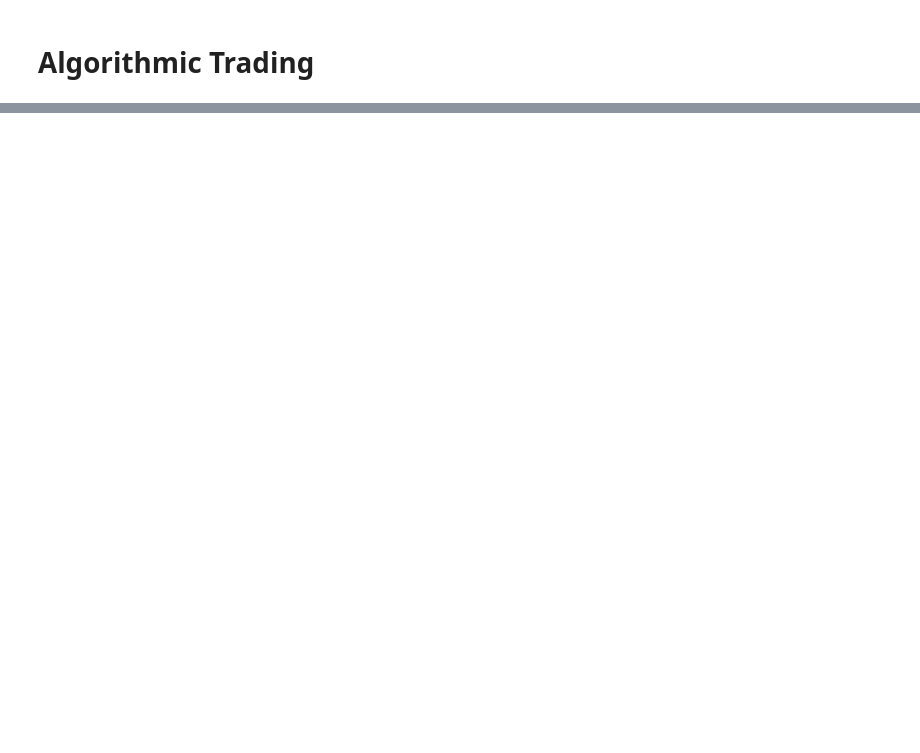
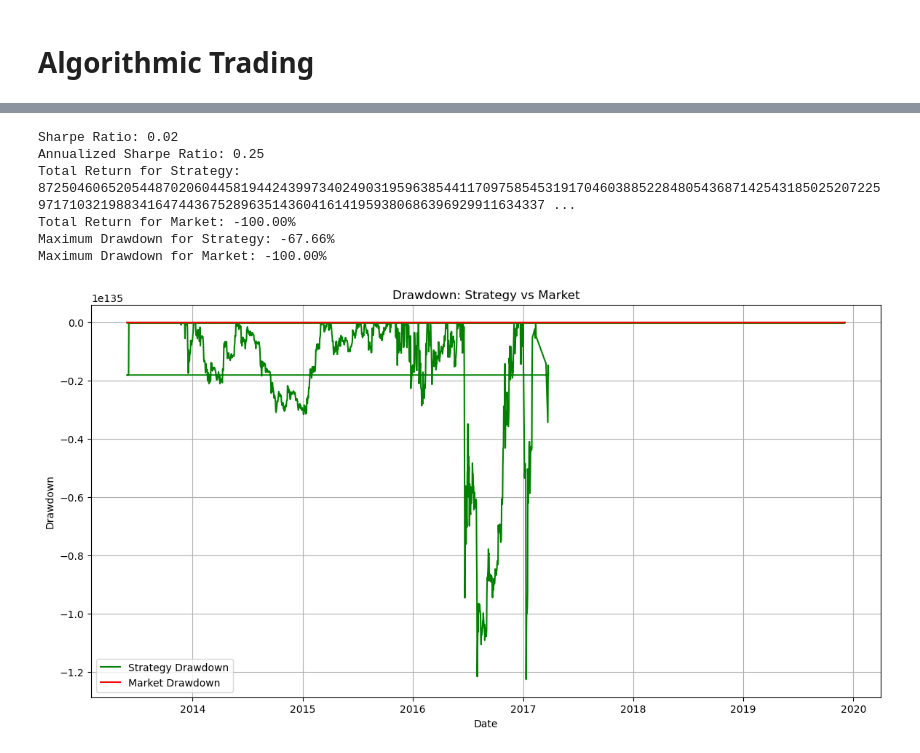
Before and after one commit to MiltonGreat/Cryptocurrency-Financial, a Jupyter notebook: Algorithmic Trading.ipynb, the cells around one changed output, grey strips where cells are left out. Drawn from its saved outputs; the diff is of its cells as text; code cells hidden in the pictures; blank space fills up the shorter version.

```diff
--- a/Algorithmic Trading.ipynb
+++ b/Algorithmic Trading.ipynb
@@ -292,0 +183,44 @@ Results saved to backtesting_results.csv
+# %%
+# Calculate Sharpe Ratio for the Strategy
+sharpe_ratio = np.mean(df['Strategy_Return']) / np.std(df['Strategy_Return'])
+sharpe_ratio_annualized = np.mean(df['Strategy_Return']) / np.std(df['Strategy_Return']) * np.sqrt(252)
+print(f"Sharpe Ratio: {sharpe_ratio:.2f}")
+print(f"Annualized Sharpe Ratio: {sharpe_ratio_annualized:.2f}")
+
+# Calculate Total Return and Maximum Drawdown
+total_return_strategy = cumulative_returns.iloc[-1] - 1  # Final cumulative return minus 1
+total_return_market = market_cumulative_returns.iloc[-1] - 1  # Same for market returns
+
+# Calculate Maximum Drawdown
+def calculate_max_drawdown(cum_returns):
+    rolling_max = cum_returns.cummax()
+    drawdown = (cum_returns - rolling_max) / rolling_max
+    return drawdown.min()
+
+max_drawdown_strategy = calculate_max_drawdown(cumulative_returns)
+max_drawdown_market = calculate_max_drawdown(market_cumulative_returns)
+
+# Display Results
+print(f"Total Return for Strategy: {total_return_strategy * 100:.2f}%")
+print(f"Total Return for Market: {total_return_market * 100:.2f}%")
+print(f"Maximum Drawdown for Strategy: {max_drawdown_strategy * 100:.2f}%")
+print(f"Maximum Drawdown for Market: {max_drawdown_market * 100:.2f}%")
+
+# Plotting the drawdown for visualization (optional)
+plt.figure(figsize=(14, 7))
+plt.plot(df['Date'], cumulative_returns - cumulative_returns.cummax(), label='Strategy Drawdown', color='g')
+plt.plot(df['Date'], market_cumulative_returns - market_cumulative_returns.cummax(), label='Market Drawdown', color='r')
+plt.legend()
+plt.title('Drawdown: Strategy vs Market')
+plt.xlabel('Date')
+plt.ylabel('Drawdown')
+plt.grid(True)
+plt.show()
+# %% [output]
+Sharpe Ratio: 0.02
+Annualized Sharpe Ratio: 0.25
+Total Return for Strategy: 87250460652054487020604458194424399734024903195963854411709758545319170460388522848054368714254318502520722597171032198834164744367528963514360416141959380686396929911634337 ...
+Total Return for Market: -100.00%
+Maximum Drawdown for Strategy: -67.66%
+Maximum Drawdown for Market: -100.00%
+[figure, added]
```
Also changed, not shown: parts of 16 cells of this notebook.
